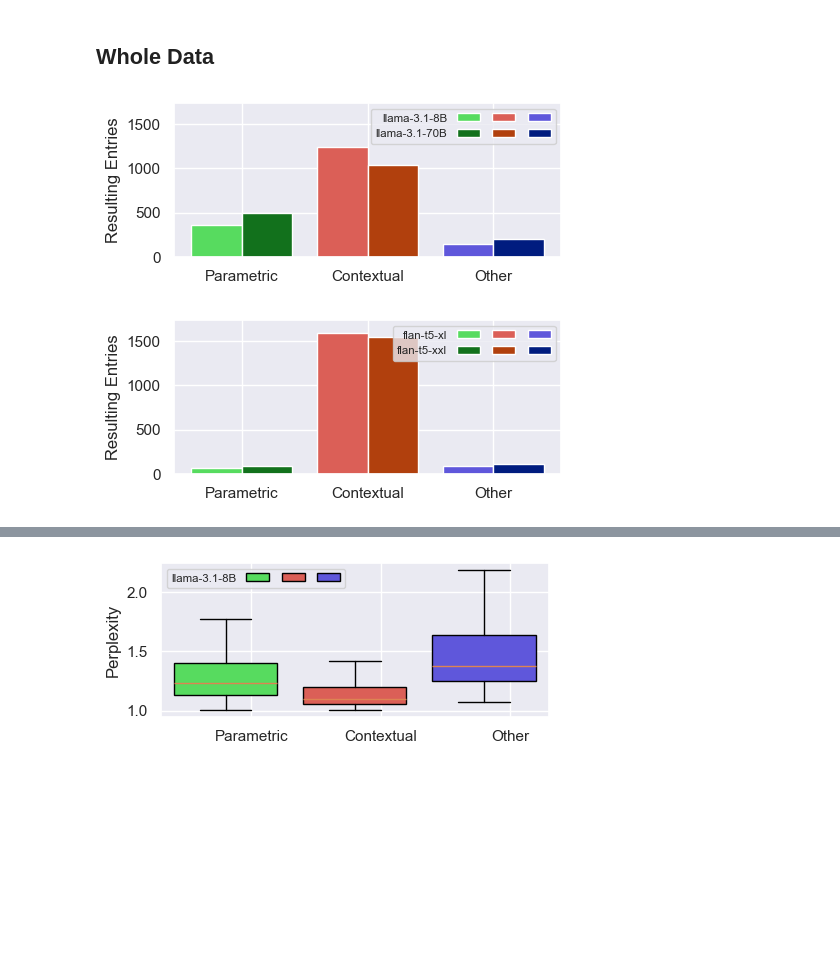
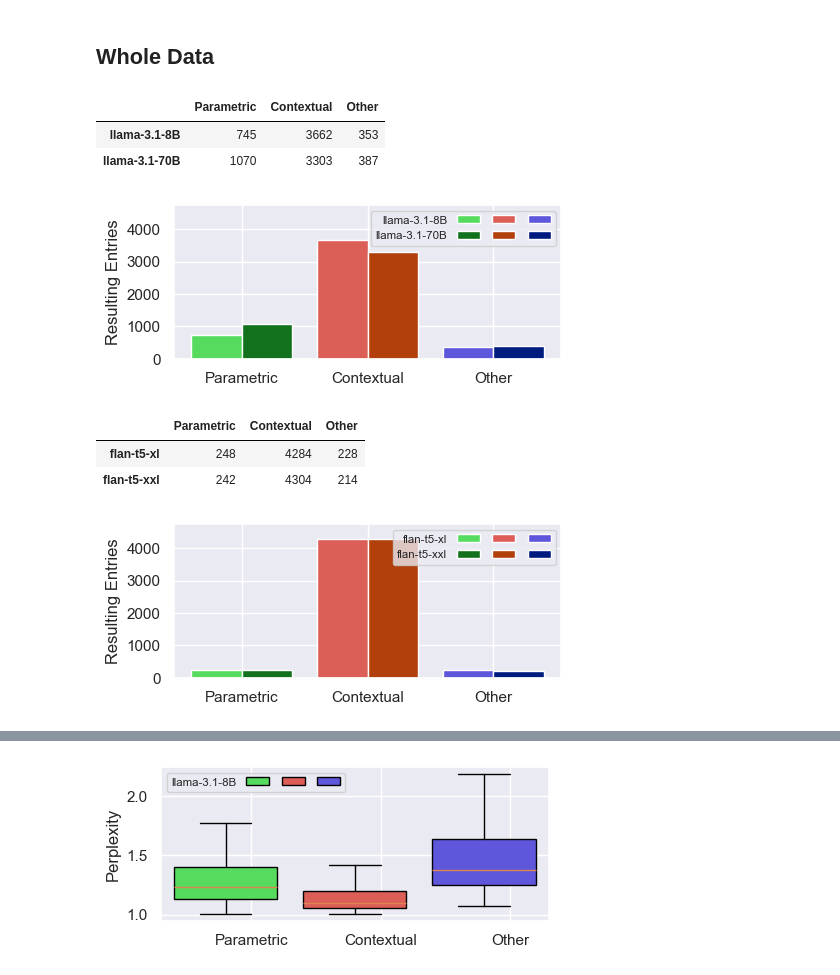
Before and after one commit to mfixman/rag-thesis, a Jupyter notebook: joiner_analysis.ipynb, the cells around one changed output, grey strips where cells are left out. Drawn from its saved outputs; the diff is of its cells as text; code cells hidden in the pictures; blank space fills up the shorter version.

```diff
--- a/joiner_analysis.ipynb
+++ b/joiner_analysis.ipynb
@@ -225,13 +249,21 @@ def generateTables(*tables, head = None):
 # %%
 matplotlib.rcParams['figure.figsize'] = 5, 2
 # %%
+display(barTable(llama, bigllama))
 barPlot(llama, bigllama)
 pyplot.savefig('Report/figures/llama_amount.png', dpi = 200, bbox_inches = 'tight')
 # %% [output]
+|  | Parametric | Contextual | Other |
+| llama-3.1-8B | 745 | 3662 | 353 |
+| llama-3.1-70B | 1070 | 3303 | 387 |
-[figure, old version]
+[figure, new version]
 # %%
+display(barTable(flan, bigflan))
 barPlot(flan, bigflan)
 pyplot.savefig('Report/figures/flan_amount.png', dpi = 200, bbox_inches = 'tight')
 # %% [output]
+|  | Parametric | Contextual | Other |
+| flan-t5-xl | 248 | 4284 | 228 |
+| flan-t5-xxl | 242 | 4304 | 214 |
-[figure, old version]
+[figure, new version]
 # %%
```
Also changed, not shown: parts of 3 cells of this notebook, 9 other files.
